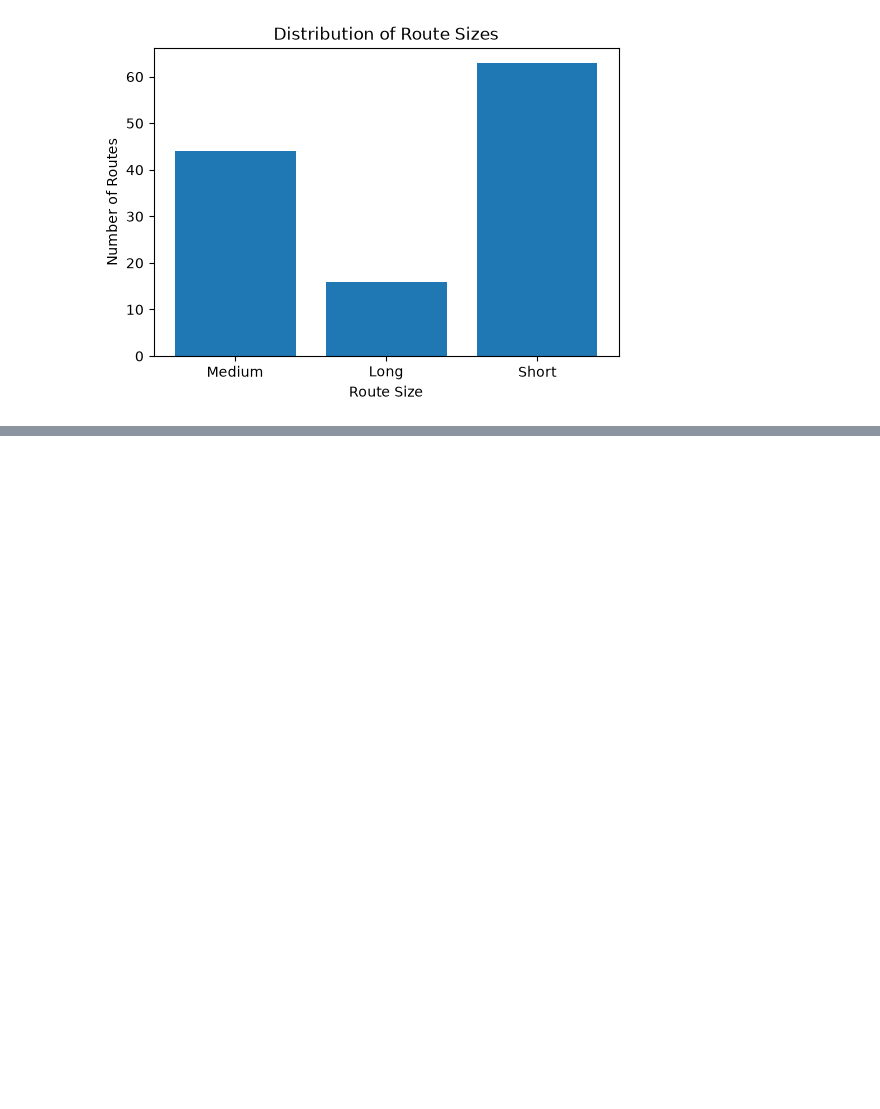
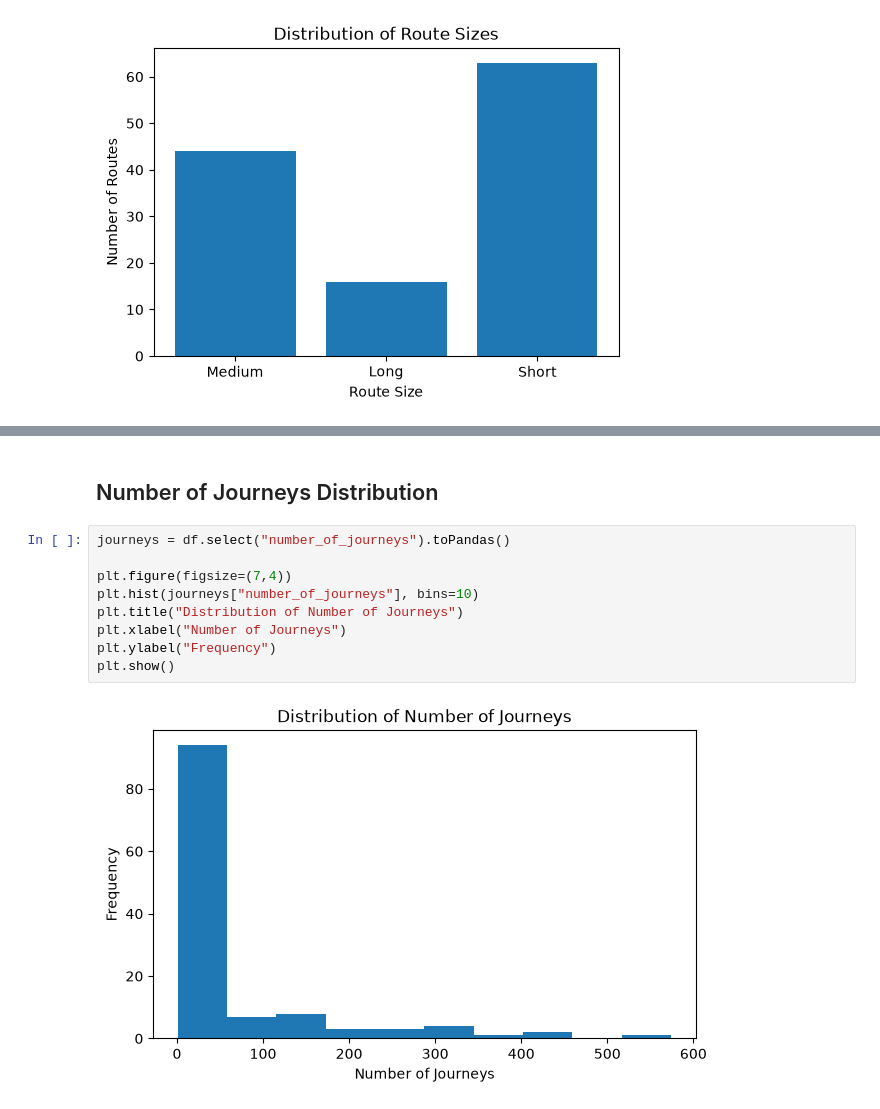
Before and after one commit to uvica/Big_Data_Project, a Jupyter notebook: notebooks/03_eda.ipynb, the cells around one changed output, grey strips where cells are left out. Saved outputs shown, nothing was run; the diff lists cells and outputs as text; blank space fills up the shorter version.

```diff
--- a/notebooks/03_eda.ipynb
+++ b/notebooks/03_eda.ipynb
@@ -145,0 +161,13 @@ plt.show()
+# %% [markdown]
+## Number of Journeys Distribution
+# %%
+journeys = df.select("number_of_journeys").toPandas()
+
+plt.figure(figsize=(7,4))
+plt.hist(journeys["number_of_journeys"], bins=10)
+plt.title("Distribution of Number of Journeys")
+plt.xlabel("Number of Journeys")
+plt.ylabel("Frequency")
+plt.show()
+# %% [output]
+[figure, added]
```
Also changed, not shown: parts of 5 cells of this notebook.
